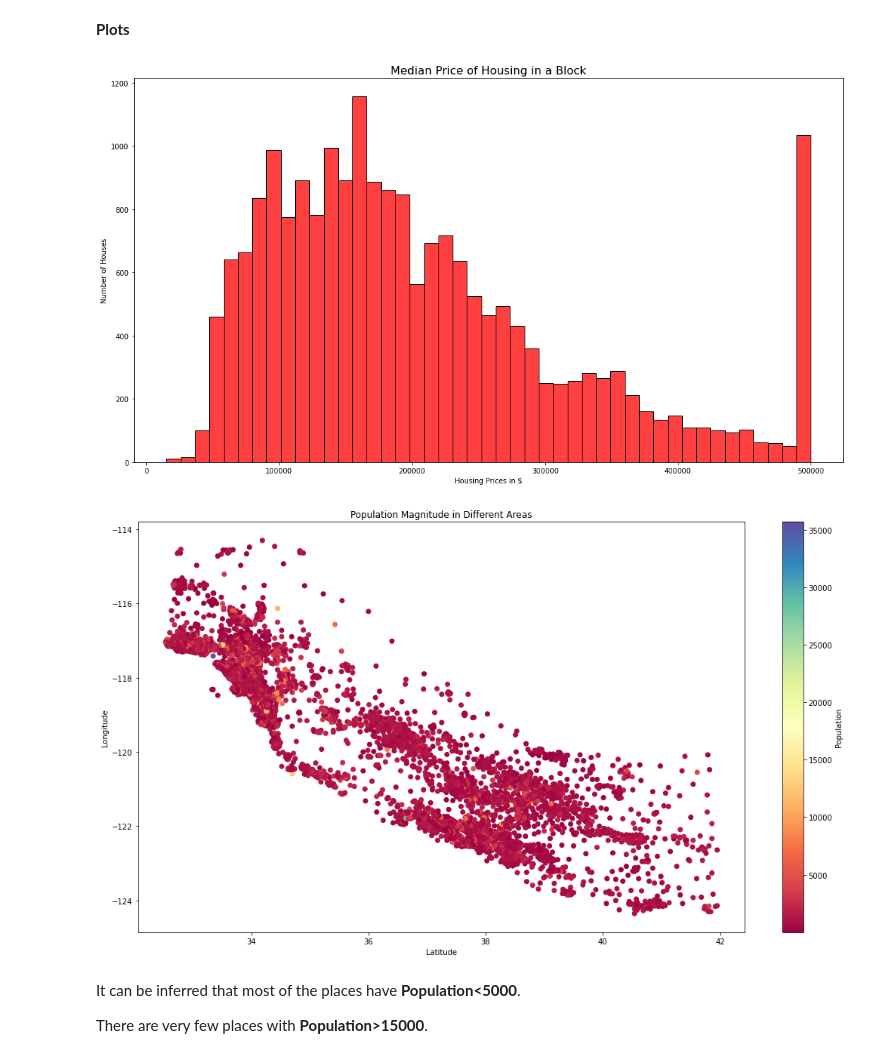
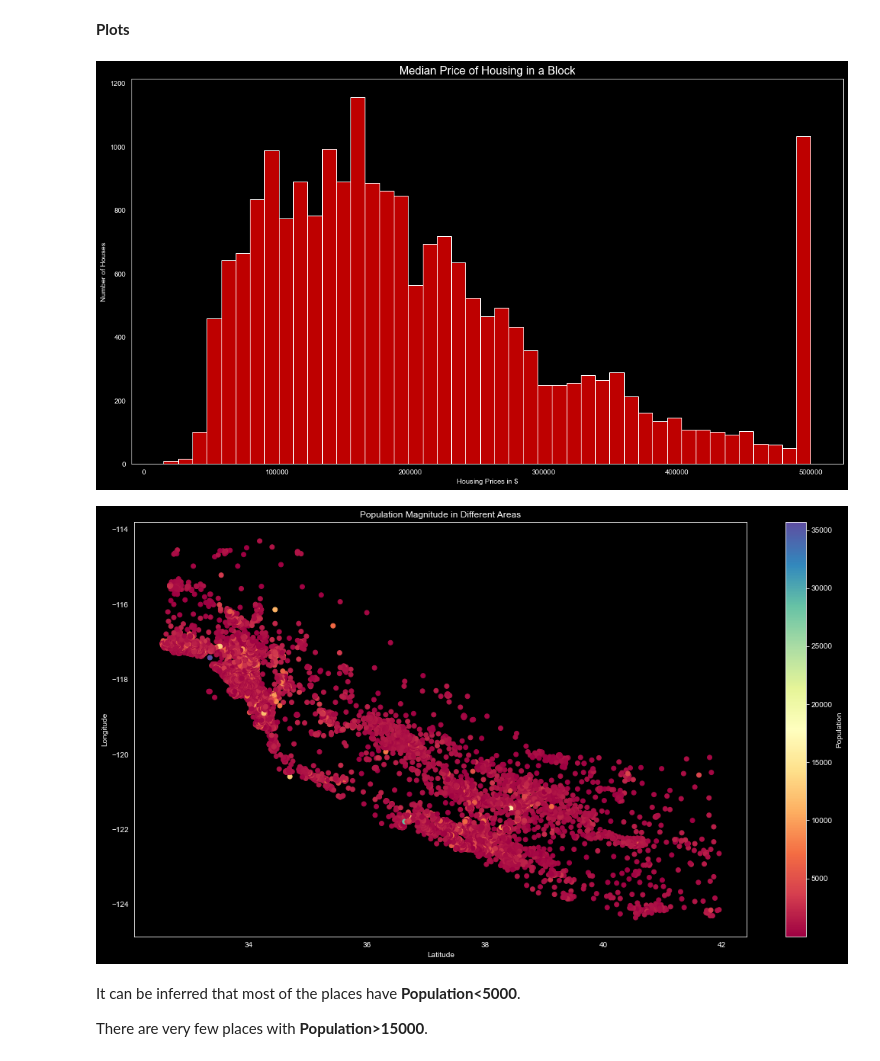
Before and after one commit to vinnovateit/VIIT_Team_MNIST, a Jupyter notebook: Aviral/California Housing Prices.ipynb, the cells around one changed output. Drawn from its saved outputs; the diff is of its cells as text; code cells hidden in the pictures.

```diff
--- a/Aviral/California Housing Prices.ipynb
+++ b/Aviral/California Housing Prices.ipynb
@@ -7,6 +7,7 @@ import numpy as np
 import pandas as pd
 import matplotlib.pyplot as plt
 import seaborn as sns
+sns.set_style('dark')
 import os
 import tarfile
 import urllib
@@ -159,14 +160,15 @@ housing_data.describe()
 # %% [markdown]
 **Plots**
 # %%
+plt.style.use("dark_background")
 plt.figure(figsize=(18, 10))
 sns.histplot(housing_data.median_house_value, bins = 45, color='red')
 plt.xlabel('Housing Prices in $')
 plt.ylabel('Number of Houses')
 plt.title('Median Price of Housing in a Block', fontsize=16)
 plt.show()
 # %% [output]
-[figure, old version]
+[figure, new version]
 # %%
 plt.figure(figsize=(18,10))
 plt.scatter(housing_data['latitude'],housing_data['longitude'],c=housing_data['population'], cmap='Spectral')
@@ -176,7 +178,7 @@ plt.xlabel('Latitude')
 plt.ylabel('Longitude')
 plt.show()
 # %% [output]
-[figure, old version]
+[figure, new version]
 # %% [markdown]
 It can be inferred that most of the places have **Population<5000**.
 
```
Also changed, not shown: parts of 22 cells of this notebook, 5 other files.
